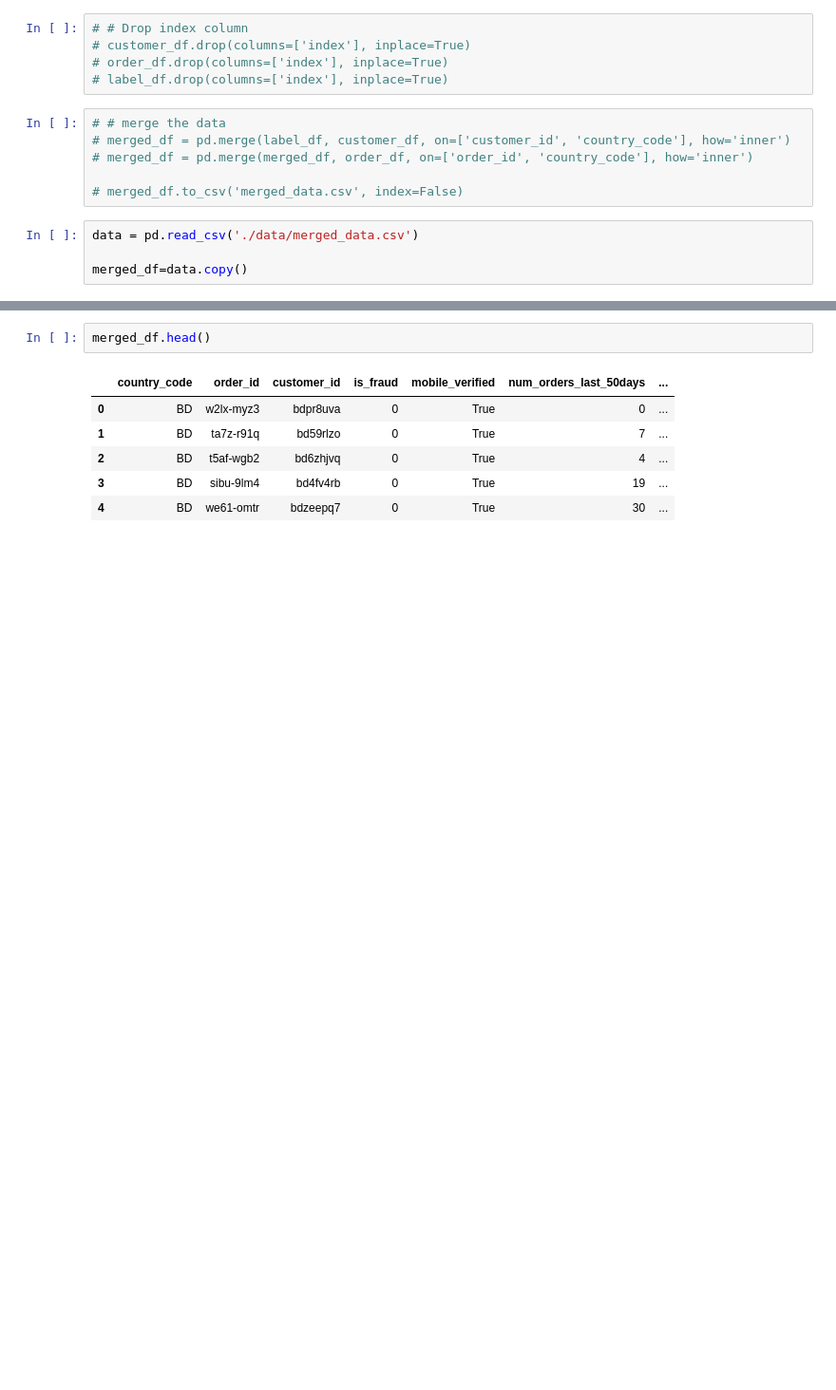
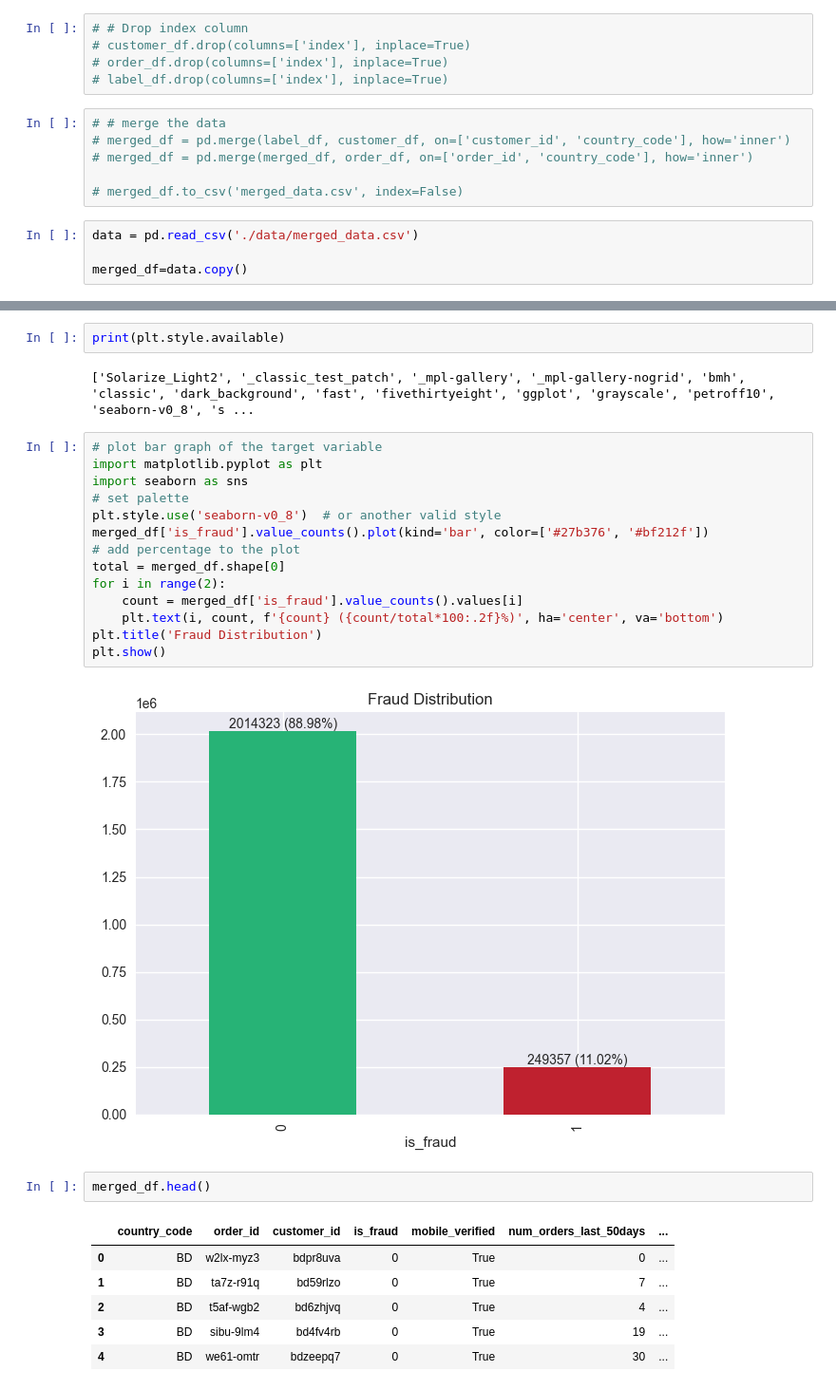
Before and after one commit to REHXZ/PAI_CA2, a Jupyter notebook: ca2 _v2-yjpc.ipynb, the cells around one changed output, grey strips where cells are left out. Shown: that part at 95% size. Drawn from its saved outputs; the diff is of its cells as text; blank space fills up the shorter version.

```diff
--- a/ca2 _v2-yjpc.ipynb
+++ b/ca2 _v2-yjpc.ipynb
@@ -95,3 +111,23 @@ merged_df=data.copy()
+# %%
+print(plt.style.available)
+# %% [output]
+['Solarize_Light2', '_classic_test_patch', '_mpl-gallery', '_mpl-gallery-nogrid', 'bmh', 'classic', 'dark_background', 'fast', 'fivethirtyeight', 'ggplot', 'grayscale', 'petroff10', 'seaborn-v0_8', 's ...
+# %%
+# plot bar graph of the target variable
+import matplotlib.pyplot as plt
+import seaborn as sns
+# set palette
+plt.style.use('seaborn-v0_8')  # or another valid style
+merged_df['is_fraud'].value_counts().plot(kind='bar', color=['#27b376', '#bf212f'])
+# add percentage to the plot
+total = merged_df.shape[0]
+for i in range(2):
+    count = merged_df['is_fraud'].value_counts().values[i]
+    plt.text(i, count, f'{count} ({count/total*100:.2f}%)', ha='center', va='bottom')
+plt.title('Fraud Distribution')
+plt.show()
+# %% [output]
+[figure, added]
 # %%
 merged_df.head()
 # %% [output]
```
Also changed, not shown: parts of 1 cell of this notebook, 20 other files.
